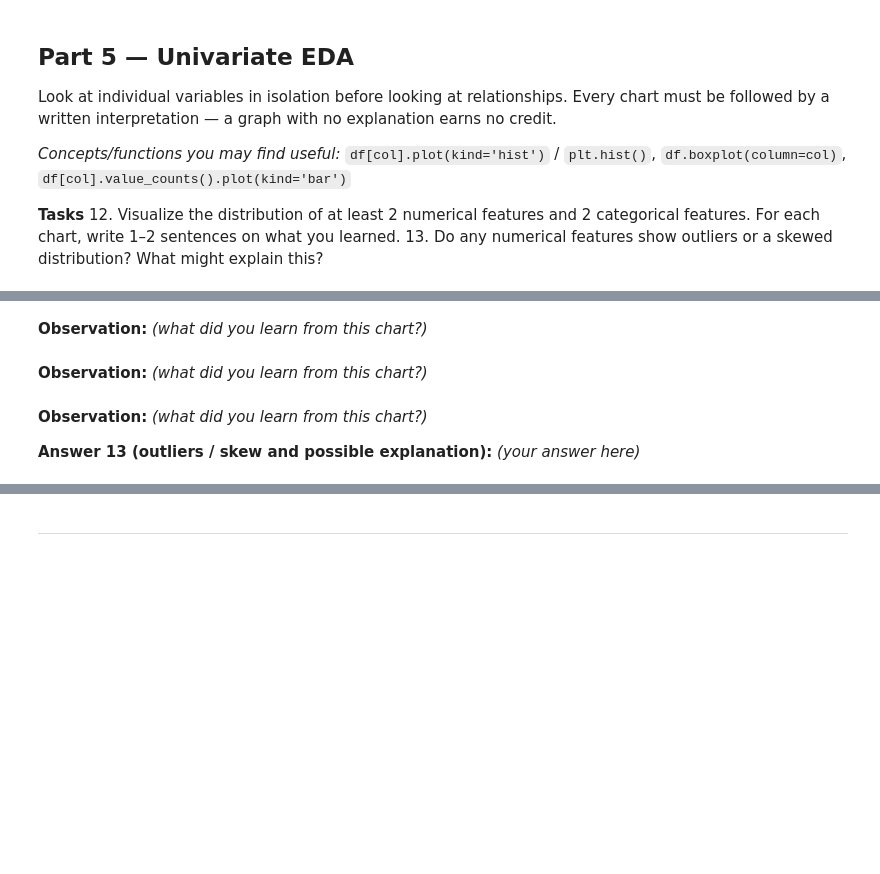
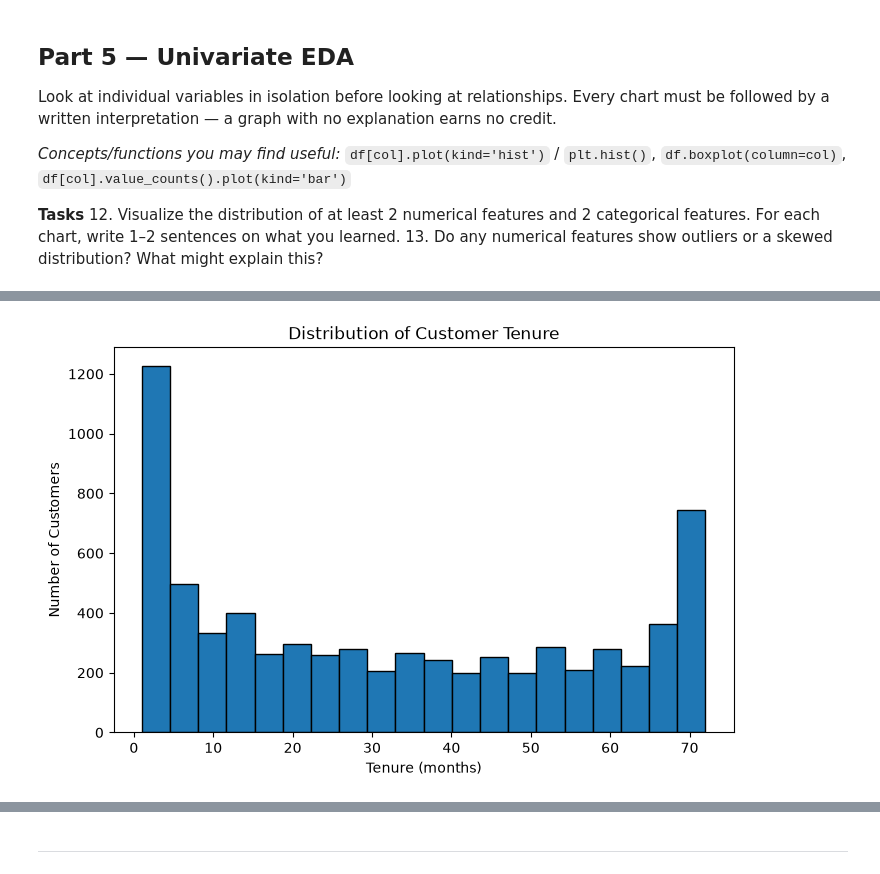
Before and after one commit to waqas309/ML-Lab-Lab02, a Jupyter notebook: Lab2_Data_Cleaning_EDA_Template.ipynb, the cells around one changed output, grey strips where cells are left out. Saved outputs shown, nothing was run; the diff lists cells and outputs as text; code cells hidden in the pictures; blank space fills up the shorter version.

```diff
--- a/Lab2_Data_Cleaning_EDA_Template.ipynb
+++ b/Lab2_Data_Cleaning_EDA_Template.ipynb
@@ -26,24 +26,18 @@ import numpy as np
 import matplotlib.pyplot as plt
 import seaborn as sns
 
+# Load the dataset
+raw = pd.read_csv("telco_churn.csv", header=None)
 
-import pandas as pd
+# Split the single CSV column
+df = raw[0].str.split(",", expand=True)
 
-df = pd.read_csv(
-    "telco_churn.csv",
-    quotechar='"'
-)
+# Use the first row as column names
+df.columns = df.iloc[0]
 
-# Split the single column into 21 columns
-df = df.iloc[:, 0].str.split(",", expand=True)
-
-# First row contains the column names
-df.columns = df.iloc[0]
+# Remove the header row from the actual data
 df = df.iloc[1:].reset_index(drop=True)
 
-print(df.shape)
-print(df.columns.tolist())
-
-# Load the dataset
-#df = pd.read_csv("telco_churn.csv")   # update path/filename if different
+print("Shape:", df.shape)
+print(df.head())
 # %% [output]
@@ -416,2 +376,0 @@ Look at individual variables in isolation before looking at relationships. Every
-# %% [markdown]
-**Observation:** _(what did you learn from this chart?)_
@@ -420,2 +376,0 @@ Look at individual variables in isolation before looking at relationships. Every
-# %% [markdown]
-**Observation:** _(what did you learn from this chart?)_
@@ -424,5 +377,11 @@ Look at individual variables in isolation before looking at relationships. Every
-# %% [markdown]
-**Observation:** _(what did you learn from this chart?)_
-
-**Answer 13 (outliers / skew and possible explanation):**
-_(your answer here)_
+# %%
+# Task 12 — numerical feature 1: distribution plot
+plt.figure(figsize=(8, 5))
+
+plt.hist(cleaned_df["tenure"], bins=20, edgecolor="black")
+plt.title("Distribution of Customer Tenure")
+plt.xlabel("Tenure (months)")
+plt.ylabel("Number of Customers")
+plt.show()
+# %% [output]
+[figure, added]
```
Also changed, not shown: parts of 20 cells of this notebook.
